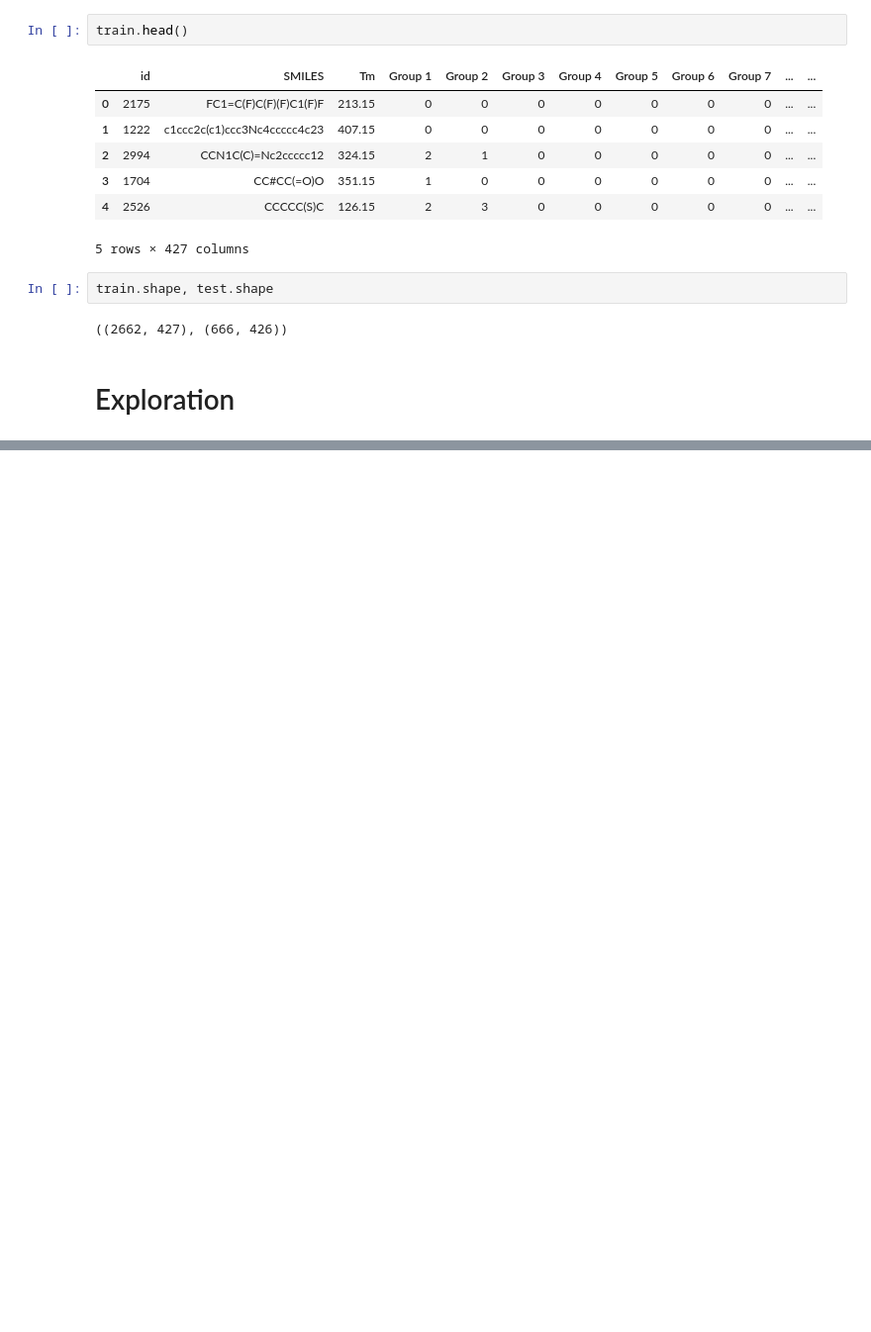
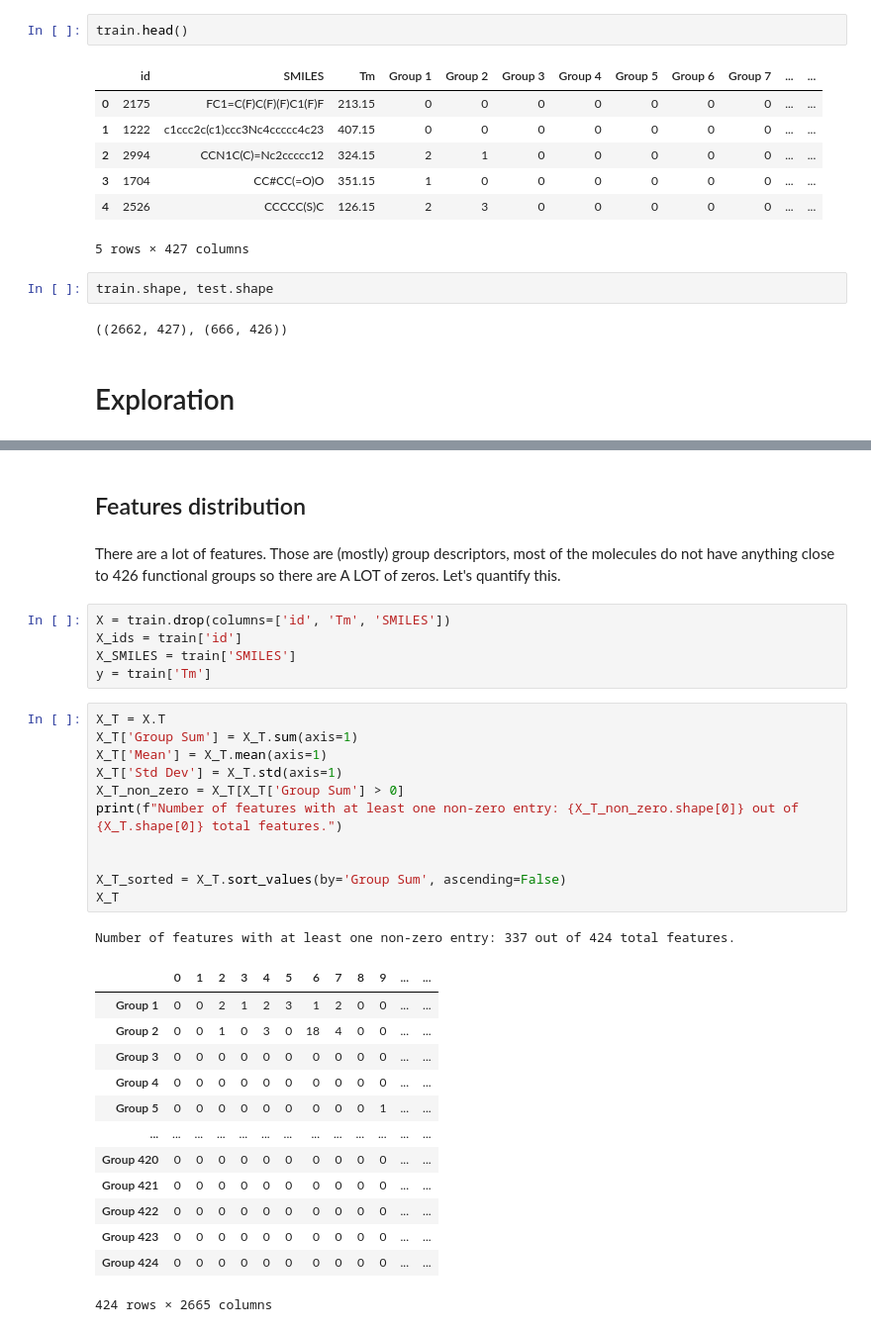
Before and after one commit to MrIsCM/Thermophysical-Property-Comp, a Jupyter notebook: notebooks/01-eda-initial.ipynb, the cells around one changed output, grey strips where cells are left out. Shown: that part at 99% size. Cells and saved outputs as stored; diff of their text form; blank space fills up the shorter version.

```diff
--- a/notebooks/01-eda-initial.ipynb
+++ b/notebooks/01-eda-initial.ipynb
@@ -53,0 +69,35 @@ sns.histplot(train['Tm'], bins=50, kde=True)
+# %% [markdown]
+## Features distribution
+# %% [markdown]
+There are a lot of features. Those are (mostly) group descriptors, most of the molecules do not have anything close to 426 functional groups so there are A LOT of zeros. Let's quantify this.
+# %%
+X = train.drop(columns=['id', 'Tm', 'SMILES'])
+X_ids = train['id']
+X_SMILES = train['SMILES']
+y = train['Tm']
+# %%
+X_T = X.T
+X_T['Group Sum'] = X_T.sum(axis=1)
+X_T['Mean'] = X_T.mean(axis=1)
+X_T['Std Dev'] = X_T.std(axis=1)
+X_T_non_zero = X_T[X_T['Group Sum'] > 0]
+print(f"Number of features with at least one non-zero entry: {X_T_non_zero.shape[0]} out of {X_T.shape[0]} total features.")
+
+
+X_T_sorted = X_T.sort_values(by='Group Sum', ascending=False)
+X_T
+# %% [output]
+Number of features with at least one non-zero entry: 337 out of 424 total features.
+|  | 0 | 1 | 2 | 3 | 4 | 5 | 6 | 7 | 8 | 9 | ... | ... |
+| Group 1 | 0 | 0 | 2 | 1 | 2 | 3 | 1 | 2 | 0 | 0 | ... | ... |
+| Group 2 | 0 | 0 | 1 | 0 | 3 | 0 | 18 | 4 | 0 | 0 | ... | ... |
+| Group 3 | 0 | 0 | 0 | 0 | 0 | 0 | 0 | 0 | 0 | 0 | ... | ... |
+| Group 4 | 0 | 0 | 0 | 0 | 0 | 0 | 0 | 0 | 0 | 0 | ... | ... |
+| Group 5 | 0 | 0 | 0 | 0 | 0 | 0 | 0 | 0 | 0 | 1 | ... | ... |
+| ... | ... | ... | ... | ... | ... | ... | ... | ... | ... | ... | ... | ... |
+| Group 420 | 0 | 0 | 0 | 0 | 0 | 0 | 0 | 0 | 0 | 0 | ... | ... |
+| Group 421 | 0 | 0 | 0 | 0 | 0 | 0 | 0 | 0 | 0 | 0 | ... | ... |
+| Group 422 | 0 | 0 | 0 | 0 | 0 | 0 | 0 | 0 | 0 | 0 | ... | ... |
+| Group 423 | 0 | 0 | 0 | 0 | 0 | 0 | 0 | 0 | 0 | 0 | ... | ... |
+| Group 424 | 0 | 0 | 0 | 0 | 0 | 0 | 0 | 0 | 0 | 0 | ... | ... |
+424 rows × 2665 columns
```
Also changed, not shown: parts of 6 cells of this notebook, 1 other file.
